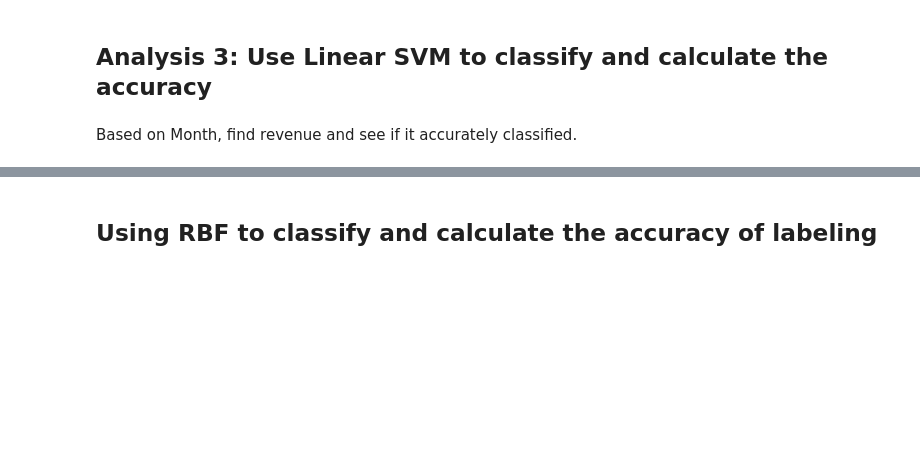
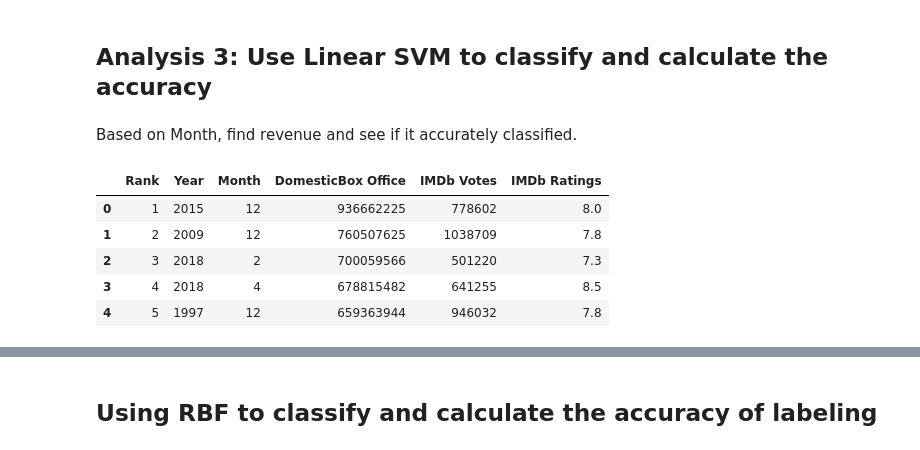
Before and after one commit to SephalTheX/Corollators, a Jupyter notebook: FinalProject.ipynb, the cells around one changed output, grey strips where cells are left out. Cells and saved outputs as stored; diff of their text form; code cells hidden in the pictures; blank space fills up the shorter version.

```diff
--- a/FinalProject.ipynb
+++ b/FinalProject.ipynb
@@ -676,10 +641,18 @@ from sklearn.metrics import classification_report, precision_recall_fscore_suppo
 # %%
 #Median Value of Revenue was 118532934 so I used this value as the threshold to label
 #Choosing different Revenues changes the accuracy and median value of revenue was the best one
 df = pd.read_csv('./data/omdb_cleaned.csv')
 df_revenue = df.copy().dropna(subset=['DomesticBox Office'])
 #Must use numeric values
 df_numeric = df.select_dtypes(include=[np.number])
+df_numeric.head()
+# %% [output]
+|  | Rank | Year | Month | DomesticBox Office | IMDb Votes | IMDb Ratings |
+| 0 | 1 | 2015 | 12 | 936662225 | 778602 | 8.0 |
+| 1 | 2 | 2009 | 12 | 760507625 | 1038709 | 7.8 |
+| 2 | 3 | 2018 | 2 | 700059566 | 501220 | 7.3 |
+| 3 | 4 | 2018 | 4 | 678815482 | 641255 | 8.5 |
+| 4 | 5 | 1997 | 12 | 659363944 | 946032 | 7.8 |
 # %%
 def high_revenue(revenue):
     if rev >= 118532934:
```
Also changed, not shown: parts of 40 cells of this notebook.
